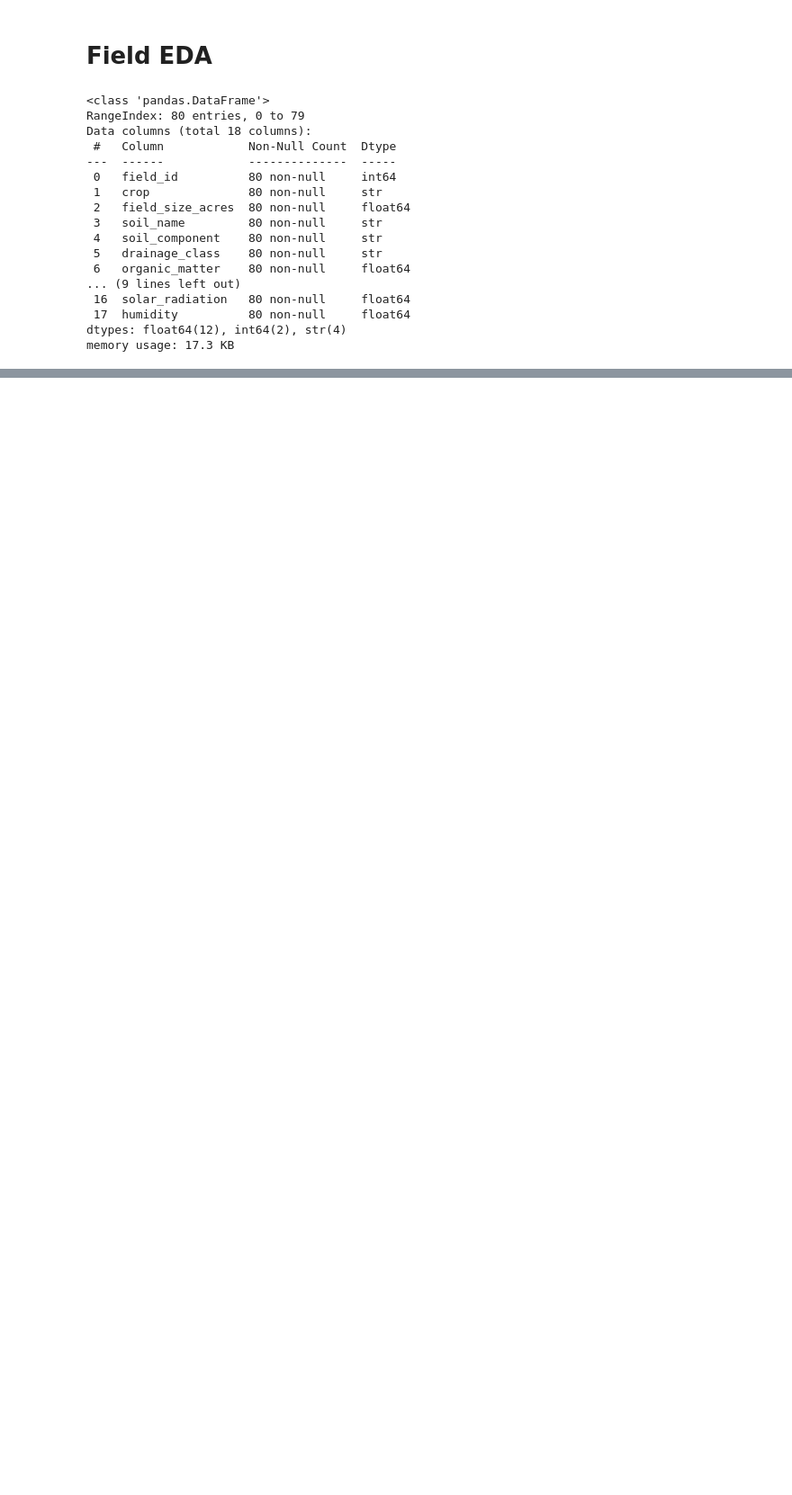
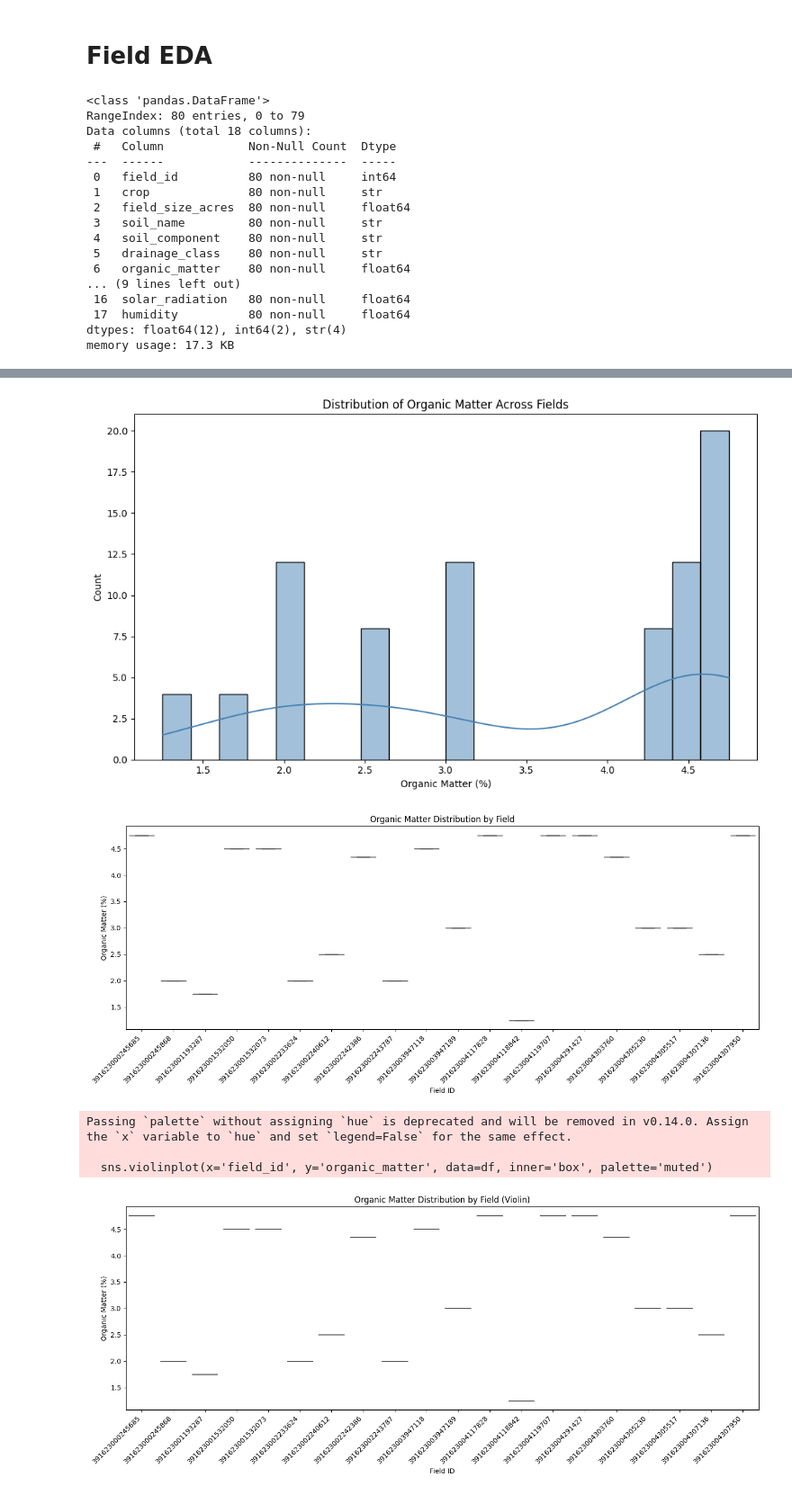
Before and after one commit to sg459/agent-project, a Jupyter notebook: notebooks/03_field_eda.ipynb, the cells around one changed output, grey strips where cells are left out. Shown at 90% size. Drawn from its saved outputs; the diff is of its cells as text; code cells hidden in the pictures; blank space fills up the shorter version.

```diff
--- a/notebooks/03_field_eda.ipynb
+++ b/notebooks/03_field_eda.ipynb
@@ -37,0 +58,41 @@ df.describe()
+# %%
+# CREATE VISUALS: SOIL ORGANIC MATTER DISTRIBUTION
+
+import pandas as pd
+import matplotlib.pyplot as plt
+import seaborn as sns
+# Load data
+df = pd.read_csv('../data/assignment-02/field_summary.csv')
+# --- 1. Histogram with KDE ---
+fig, ax = plt.subplots(figsize=(10, 6))
+sns.histplot(df['organic_matter'], kde=True, bins=20, color='steelblue', ax=ax)
+ax.set_title('Distribution of Organic Matter Across Fields')
+ax.set_xlabel('Organic Matter (%)')
+ax.set_ylabel('Count')
+plt.tight_layout()
+plt.show()
+# --- 2. Box plot by field ---
+fig, ax = plt.subplots(figsize=(14, 6))
+sns.boxplot(x='field_id', y='organic_matter', data=df, ax=ax)
+ax.set_title('Organic Matter Distribution by Field')
+ax.set_xlabel('Field ID')
+ax.set_ylabel('Organic Matter (%)')
+plt.xticks(rotation=45, ha='right')
+plt.tight_layout()
+plt.show()
+# --- 3. Violin plot by field ---
+fig, ax = plt.subplots(figsize=(14, 6))
+sns.violinplot(x='field_id', y='organic_matter', data=df, inner='box', palette='muted')
+ax.set_title('Organic Matter Distribution by Field (Violin)')
+ax.set_xlabel('Field ID')
+ax.set_ylabel('Organic Matter (%)')
+plt.xticks(rotation=45, ha='right')
+plt.tight_layout()
+plt.show()
+# %% [output]
+[figure, added]
+[figure, added]
+Passing `palette` without assigning `hue` is deprecated and will be removed in v0.14.0. Assign the `x` variable to `hue` and set `legend=False` for the same effect.
+
+  sns.violinplot(x='field_id', y='organic_matter', data=df, inner='box', palette='muted')
+[figure, added]
```
Also changed, not shown: parts of 4 cells of this notebook.
